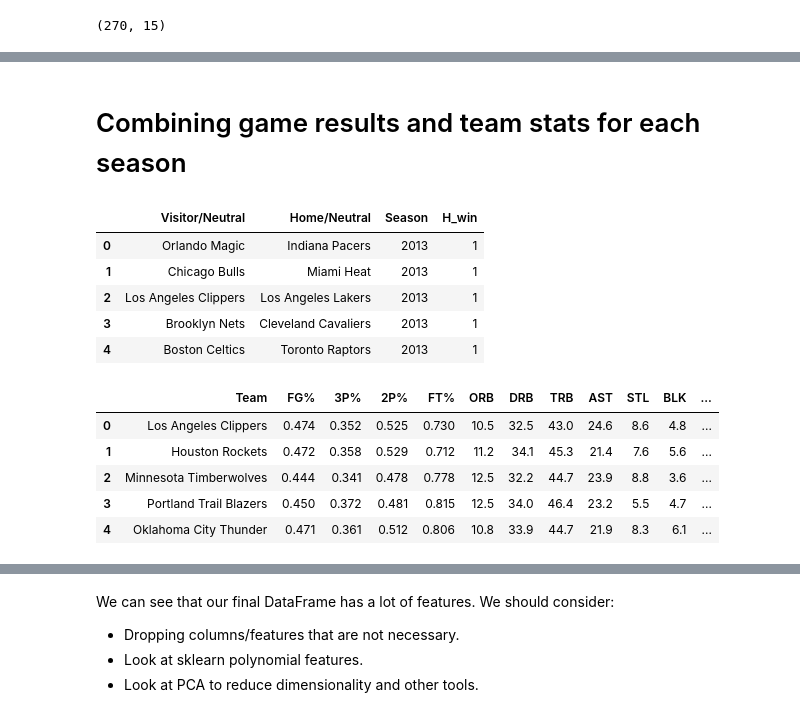
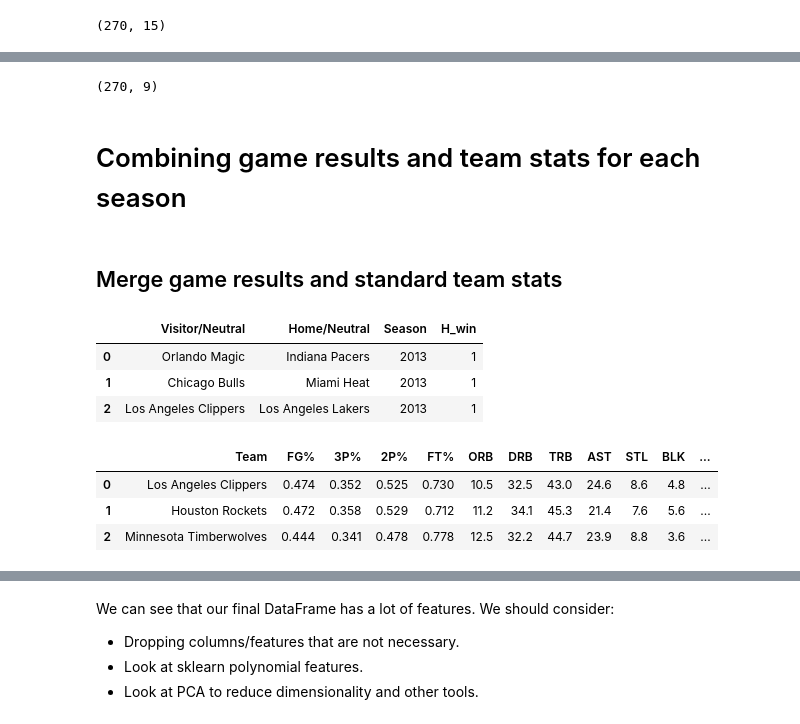
Before and after one commit to edubf22/nba-games, a Jupyter notebook: notebooks/data-preparation.ipynb, the cells around one changed output, grey strips where cells are left out. Drawn from its saved outputs; the diff is of its cells as text; code cells hidden in the pictures.

```diff
--- a/notebooks/data-preparation.ipynb
+++ b/notebooks/data-preparation.ipynb
@@ -48 +9,14 @@ games2020.shape
+# %%
+# List of csv files with standard team stats
+season_csv = ['nba_2013_games', 'nba_2014_games', 'nba_2015_games',
+           'nba_2016_games', 'nba_2017_games', 'nba_2018_games',
+           'nba_2019_games', 'nba_2020_games', 'nba_2021_games']
+
+# Create empty list
+season_list = []
+
+# Append datasets to the list
+for i in range(len(season_csv)):
+    temp_df = pd.read_csv('../data/game_outcomes/'+season_csv[i]+'.csv')
+    season_list.append(temp_df)
 # %%
@@ -233 +166,14 @@ stats2020.shape
+# %%
+# List of csv files with standard team stats
+stats_csv = ['nba_2013_pergamestats', 'nba_2014_pergamestats', 'nba_2015_pergamestats',
+           'nba_2016_pergamestats', 'nba_2017_pergamestats', 'nba_2018_pergamestats',
+           'nba_2019_pergamestats', 'nba_2020_pergamestats', 'nba_2021_pergamestats']
+
+# Create empty list
+stats_list = []
+
+# Append datasets to the list
+for i in range(len(stats_csv)):
+    temp_df = pd.read_csv('../data/season_stats/'+stats_csv[i]+'.csv')
+    stats_list.append(temp_df)
 # %%
@@ -329,16 +276,16 @@ def add_season(df, year):
 
     return df
 # %%
-# Add all dataframes to a list
-stats_list = [stats2013, stats2014, stats2015, stats2016, stats2017, stats2018, stats2019, stats2020, stats2021]
-
 # Set the year for the 'add_season' function
 year = 2013
+
+# define columns to be dropped
+feats_to_drop = ['Rk', 'G', 'MP', 'FG', 'FGA', '2P', '2PA', '3P', '3PA', 'FT', 'FTA']
 
 # Clean each season dataset
 for season in stats_list:
     format_team_name(season)
-    clean_team_stats(season)
+    clean_team_stats(season, feats_to_drop)
     add_season(season, year)
     year += 1
 # %%
@@ -359,23 +383,25 @@ stats.shape
+# %%
+adv_stats.shape
+# %% [output]
+(270, 9)
 # %% [markdown]
 # Combining game results and team stats for each season
+# %% [markdown]
+## Merge game results and standard team stats
 # %%
-games.head()
+games.head(3)
 # %% [output]
 |  | Visitor/Neutral | Home/Neutral | Season | H_win |
 | 0 | Orlando Magic | Indiana Pacers | 2013 | 1 |
 | 1 | Chicago Bulls | Miami Heat | 2013 | 1 |
 | 2 | Los Angeles Clippers | Los Angeles Lakers | 2013 | 1 |
-| 3 | Brooklyn Nets | Cleveland Cavaliers | 2013 | 1 |
-| 4 | Boston Celtics | Toronto Raptors | 2013 | 1 |
 # %%
-stats.head()
+stats.head(3)
 # %% [output]
 |  | Team | FG% | 3P% | 2P% | FT% | ORB | DRB | TRB | AST | STL | BLK | ... |
 | 0 | Los Angeles Clippers | 0.474 | 0.352 | 0.525 | 0.730 | 10.5 | 32.5 | 43.0 | 24.6 | 8.6 | 4.8 | ... |
 | 1 | Houston Rockets | 0.472 | 0.358 | 0.529 | 0.712 | 11.2 | 34.1 | 45.3 | 21.4 | 7.6 | 5.6 | ... |
 | 2 | Minnesota Timberwolves | 0.444 | 0.341 | 0.478 | 0.778 | 12.5 | 32.2 | 44.7 | 23.9 | 8.8 | 3.6 | ... |
-| 3 | Portland Trail Blazers | 0.450 | 0.372 | 0.481 | 0.815 | 12.5 | 34.0 | 46.4 | 23.2 | 5.5 | 4.7 | ... |
-| 4 | Oklahoma City Thunder | 0.471 | 0.361 | 0.512 | 0.806 | 10.8 | 33.9 | 44.7 | 21.9 | 8.3 | 6.1 | ... |
 # %%
 # Put all of the data into a single 'merged_df'
 merged_df = games.merge(stats, how='left', left_on=['Visitor/Neutral', 'Season'], right_on=['Team', 'Season'])
```
Also changed, not shown: parts of 53 cells of this notebook.
